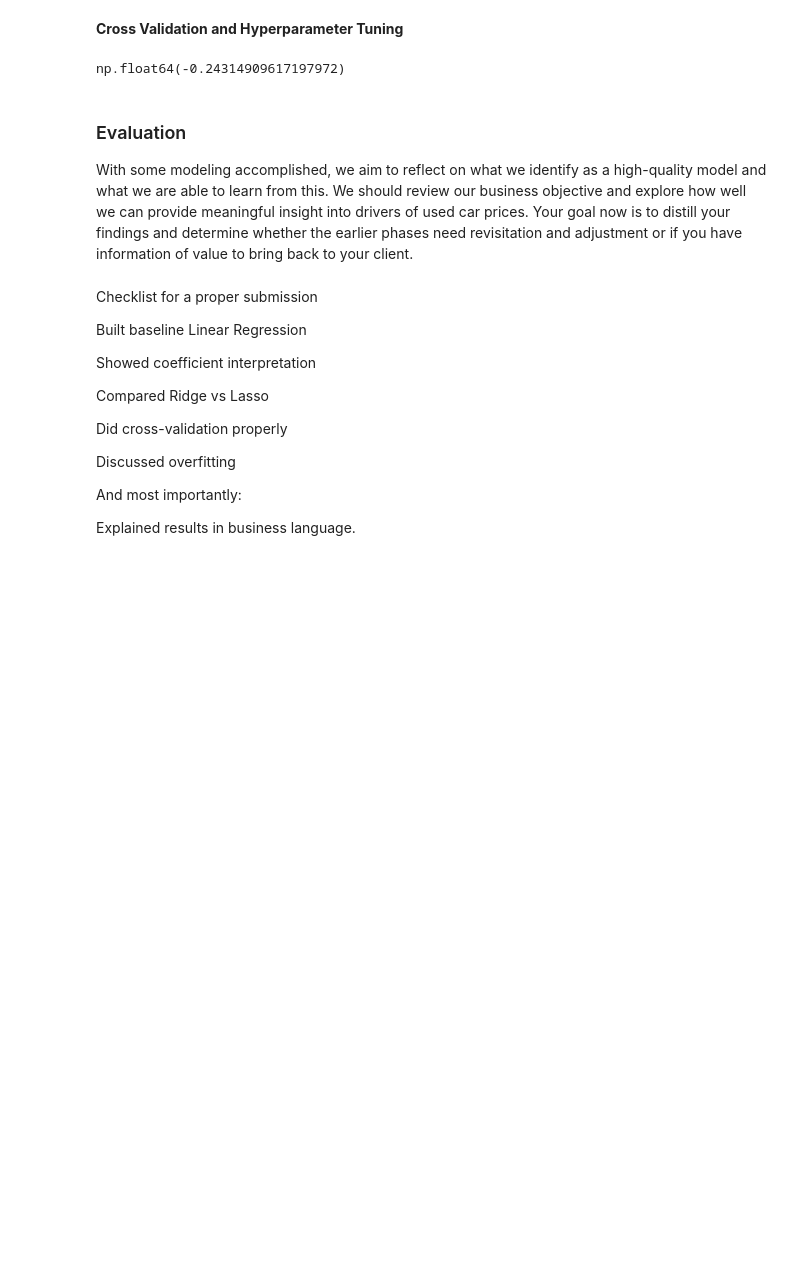
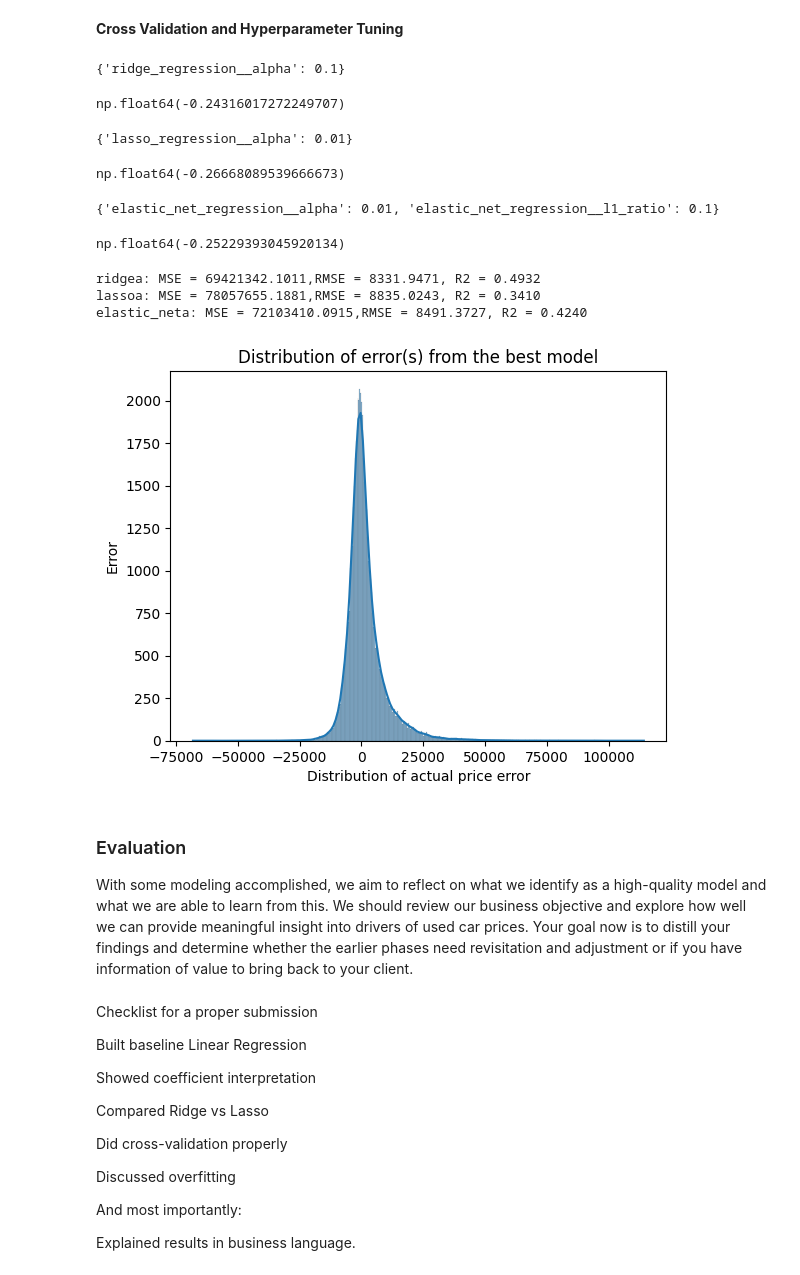
Before and after one commit to Subroy1/Data-Strategy-for-Leaders, a Jupyter notebook: Module 11/PracticalAssignement2_used_cars_II.ipynb, the cells around one changed output. Cells and saved outputs as stored; diff of their text form; code cells hidden in the pictures; blank space fills up the shorter version.

Commit message:
Model built with grid search and compared against all regularized models .

```diff
--- a/Module 11/PracticalAssignement2_used_cars_II.ipynb
+++ b/Module 11/PracticalAssignement2_used_cars_II.ipynb
@@ -589,0 +577,10 @@ R2 score for linear model :  0.6539594642086433
+# %%
+y_preds=pipeline_linear_model.predict(X_test)
+
+# Calculate metrics for actual prices
+y_test_actual = np.exp(y_test)
+y_preds_actual = np.exp(y_preds)
+
+print("MSE for linear model (actual prices): ",mean_squared_error(y_test_actual,y_preds_actual))
+print("RMSE for linear model (actual prices): ",np.sqrt(mean_squared_error(y_test_actual,y_preds_actual)))
+print("R2 score for linear model (actual prices): ",r2_score(y_test_actual,y_preds_actual))
@@ -703,10 +664,61 @@ param_grid_elastic_net ={# take l1_ratio as well to balance L1 and L2
 # Evaluate grid search for each of the models one by one , that need regularization. # make it computationally viable with limited values
 grid_search= GridSearchCV(Pipeline(steps=[("preprocesor",preprocessor),('ridge_regression',Ridge())]), param_grid_ridge ,cv=5 ,scoring='neg_mean_squared_error')
 grid_search.fit(X_train,y_train)
-grid_search.best_params_
+print(grid_search.best_params_)
 grid_search.best_score_
 # %% [output]
-np.float64(-0.24314909617197972)
+{'ridge_regression__alpha': 0.1}
+np.float64(-0.24316017272249707)
+# %%
+grid_search= GridSearchCV(Pipeline(steps=[("preprocesor",preprocessor),('lasso_regression',Lasso())]), param_grid_lasso ,cv=5 ,scoring='neg_mean_squared_error')
+grid_search.fit(X_train,y_train)
+print(grid_search.best_params_)
+grid_search.best_score_
+# %% [output]
+{'lasso_regression__alpha': 0.01}
+np.float64(-0.26668089539666673)
+# %%
+grid_search= GridSearchCV(Pipeline(steps=[("preprocesor",preprocessor),('elastic_net_regression',ElasticNet())]), param_grid_elastic_net ,cv=5 ,scoring='neg_mean_squared_error')
+grid_search.fit(X_train,y_train)
+print(grid_search.best_params_)
+grid_search.best_score_
+# %% [output]
+{'elastic_net_regression__alpha': 0.01, 'elastic_net_regression__l1_ratio': 0.1}
+np.float64(-0.25229393045920134)
+# %%
+# Picking up the best param alpha from above
+regularization_models = [
+    ('ridgea', Pipeline(steps=[("preprocessor", preprocessor), ('ridgea_regression', Ridge(alpha=0.1))])),
+    ('lassoa', Pipeline(steps=[("preprocessor", preprocessor), ('lassoa_regression', Lasso(alpha=0.01))])),
+    ('elastic_neta', Pipeline(steps=[("preprocessor", preprocessor), ('elastic_neta_regression', ElasticNet(alpha=0.01,l1_ratio=0.1))]))
+]
+
+# Train and evaluate regularization models
+results = {}
+for name, pipe_model in regularization_models:
+    pipe_model.fit(X_train, y_train)
+
+    y_pred_gs = pipe_model.predict(X_test)
+    y_preds_gs_actual = np.exp(y_pred_gs)
+
+    mse = mean_squared_error(y_preds_gs_actual,y_test_actual)
+    rmse = np.sqrt(mse)
+    r2 = r2_score(y_preds_gs_actual,y_test_actual)
+    results[name] = {'RMSE': rmse, 'R2': r2}
+    print(f"{name}: MSE = {mse:.4f},RMSE = {rmse:.4f}, R2 = {r2:.4f}")
+# %% [output]
+ridgea: MSE = 69421342.1011,RMSE = 8331.9471, R2 = 0.4932
+lassoa: MSE = 78057655.1881,RMSE = 8835.0243, R2 = 0.3410
+elastic_neta: MSE = 72103410.0915,RMSE = 8491.3727, R2 = 0.4240
+# %%
+# PLOT THE ERROR OF THE BEST MODEL to see normalized distribution  assuming the linear regression model (without any regulrarization)
+sns.histplot(y_test_actual-y_preds_actual, kde=True)
+plt.title("Distribution of error(s) from the best model")
+plt.xlabel("Distribution of actual price error")
+plt.ylabel("Error")
+plt.show()
+# %% [output]
+[figure, added]
 # %% [markdown]
 ### Evaluation
 
```
Also changed, not shown: parts of 12 cells of this notebook.
